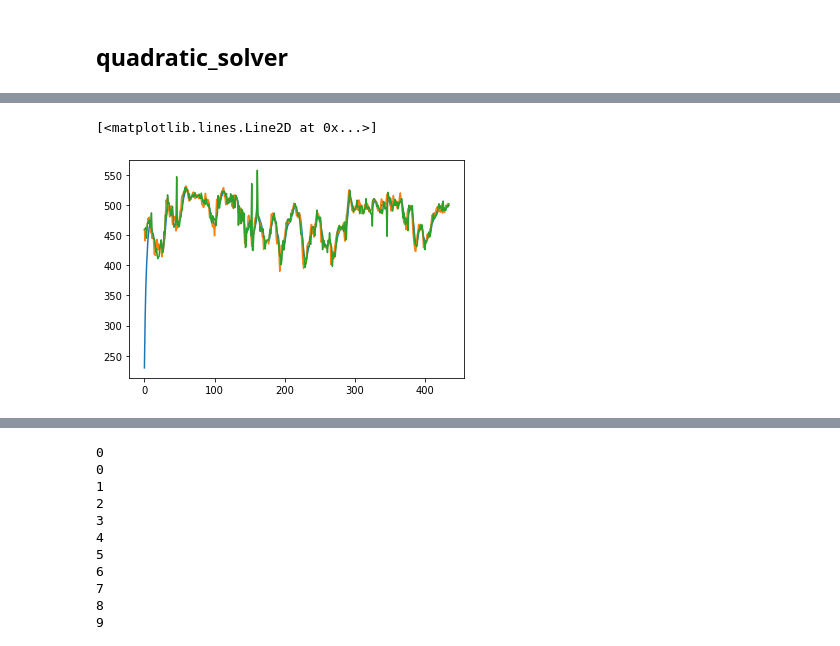
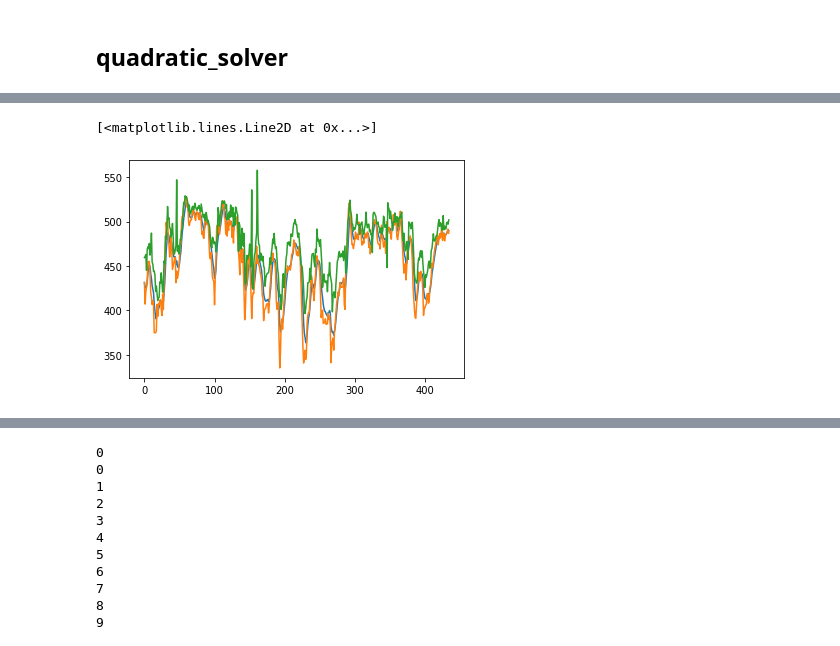
Before and after one commit to EvanSamaa/Motion_Paint, a Jupyter notebook: facial_landmarks_py/Facial normalization test.ipynb, the cells around one changed output, grey strips where cells are left out. Cells and saved outputs as stored; diff of their text form; code cells hidden in the pictures.

```diff
--- a/facial_landmarks_py/Facial normalization test.ipynb
+++ b/facial_landmarks_py/Facial normalization test.ipynb
@@ -28,8 +36,8 @@ MoviePy - Done.
 # %% [markdown]
 # Input block
 # %%
-lmPath = "F:/MASC/Motion_paint/example_videos/rolling_in_the_deep_1/raw_mediapipe_landmark.npy"
-videoPath = "F:/MASC/Motion_paint/example_videos/rolling_in_the_deep_1.mp4"
+lmPath = "/Volumes/EVAN_DISK/MASC/Motion_paint/example_videos/rolling_in_the_deep_1/raw_mediapipe_landmark.npy"
+videoPath = "/Volumes/EVAN_DISK/MASC/Motion_paint/example_videos/rolling_in_the_deep_1.mp4"
 
 # lmPath = "/Volumes/EVAN_DISK/MASC/Motion_paint/example_videos/Child_in_time_2/raw_mediapipe_landmark.npy"
 # lmPath = "E:/Facial Feature Motion Clip/rollingInTheDeep/raw_mediapipe_landmark.npy"
@@ -1071,7 +1103,7 @@ while cap.isOpened() and t < data.shape[0]:
     if frame_t1 is None:
         break
     # obtain the landmark frame:
-    lm_t1 = data[t-1, keypointIndicies].astype(np.float32)
+    lm_t1 = data[max(0, t-1), keypointIndicies].astype(np.float32)
 
     # un-normalize the position by multiplying by the frame size
     lm_t1[:, 0] = lm_t1[:, 0] * frame_t1.shape[1]
@@ -1118,7 +1150,6 @@ while cap.isOpened() and t < data.shape[0]:
     t = t + 1
     frame_t0_gray = frame_t1_gray.copy()
     p_t0 = lm_t1
-
 cap.release()
 # re-scale the optical flow data
 flow_data = np.array(flow_data)
@@ -1153,19 +1177,19 @@ print(np.linalg.norm(flow_data_3d_to_canonical[0]))
 # %%
 N_landmakrs, N_dims = lm_data_to_canonical[0].shape
 qp_sols = [lm_data_to_canonical[0].reshape(N_landmakrs*N_dims)]
 for i in range(1, lm_data_to_canonical.shape[0]):
     L_lm_t = lm_data_to_canonical[i].reshape(N_landmakrs*N_dims)
     L_fl_t = flow_data_3d_to_canonical[i].reshape(N_landmakrs*N_dims)
-    L_lm_prev = qp_sols[-1]/2
+    L_lm_prev = qp_sols[-1]
     P = (alpha + beta + gamma) * np.eye(N_landmakrs*N_dims)
     q = -2*(alpha * L_lm_t + beta * L_fl_t + gamma * L_lm_prev)
-    L = solve_qp(P, q, initvals=L_lm_t)
+    L = solve_qp(P, q, initvals=L_lm_t)/2
     qp_sols.append(L)
 L_stabilized = np.array(qp_sols)
 L_stabilized = L_stabilized.reshape((L_stabilized.shape[0], N_landmakrs, N_dims))
-plt.plot(L_stabilized.sum(axis=2).sum(axis=1)/2)
+plt.plot(L_stabilized.sum(axis=2).sum(axis=1))
 plt.plot(lm_data_to_canonical.sum(axis=2).sum(axis=1))
 plt.plot(flow_data_3d_to_canonical.sum(axis=2).sum(axis=1))
 # %% [output]
 [<matplotlib.lines.Line2D at 0x...>]
-[figure, old version]
+[figure, new version]
```
Also changed, not shown: parts of 6 cells of this notebook, 1 other file.
